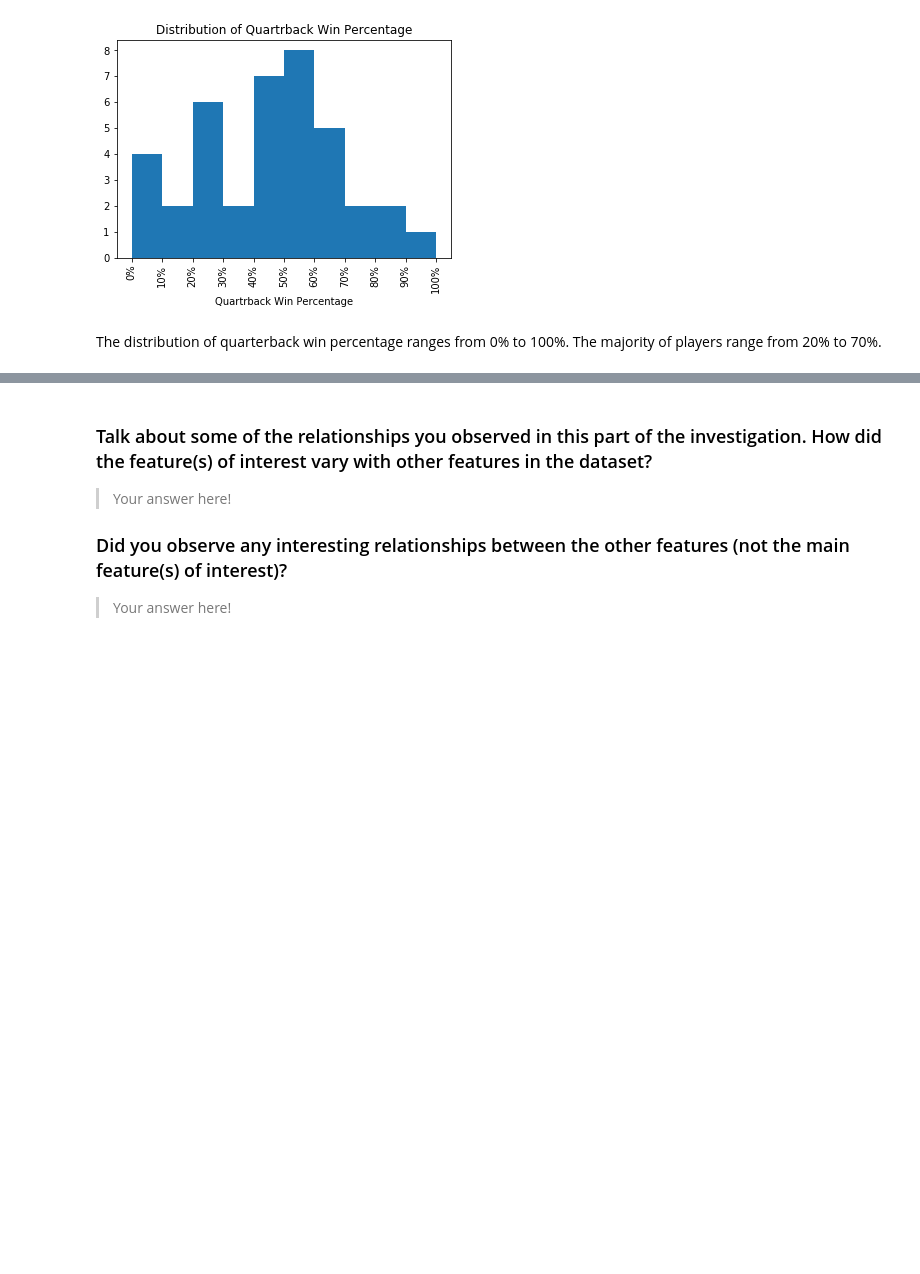
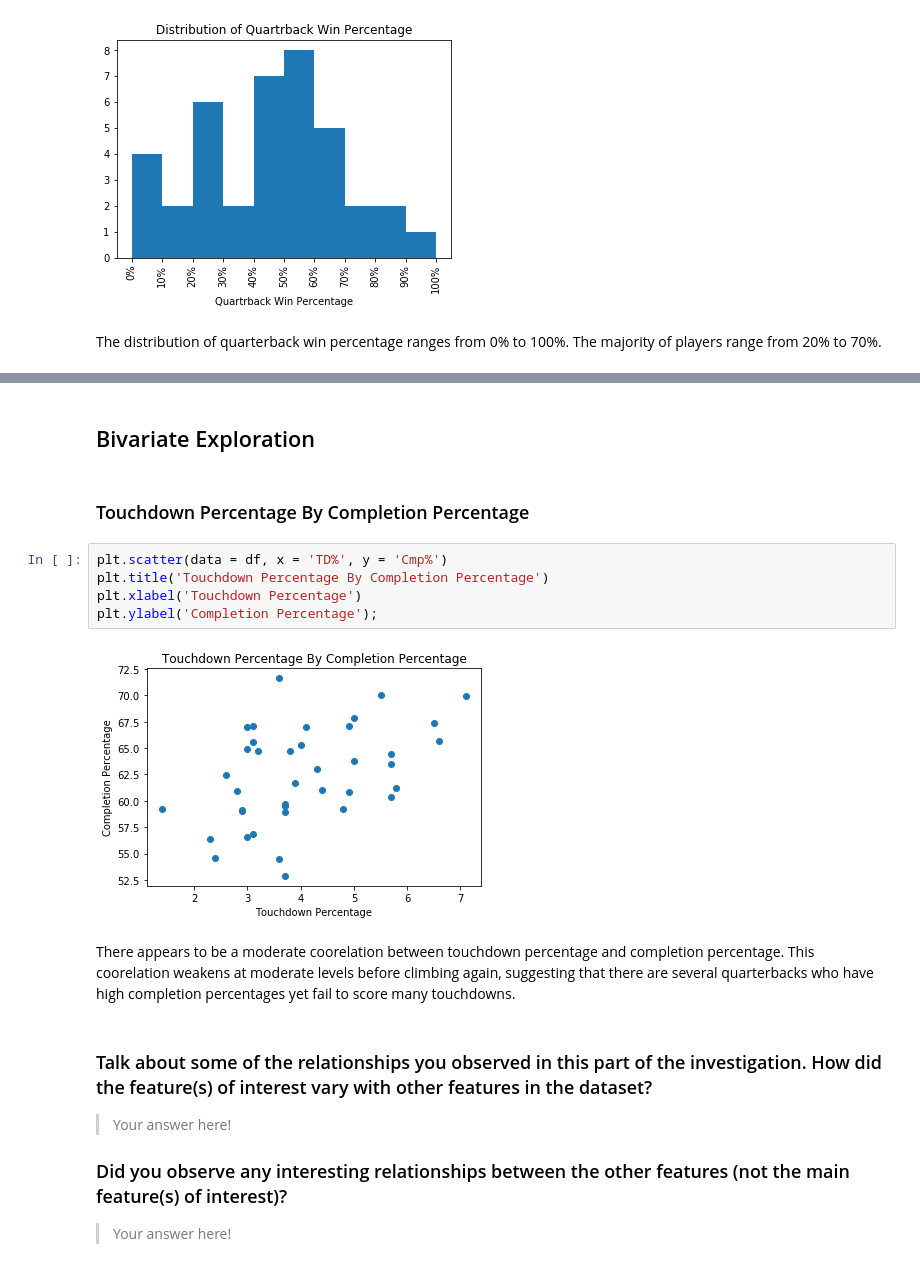
Before and after one commit to ChristopherSJames/Quarterback-Point-Analysis-2016, a Jupyter notebook: qb_point_analysis.ipynb, the cells around one changed output, grey strips where cells are left out. Saved outputs shown, nothing was run; the diff lists cells and outputs as text; blank space fills up the shorter version.

Commit message:
Univariate complete, bivariate 1

```diff
--- a/qb_point_analysis.ipynb
+++ b/qb_point_analysis.ipynb
@@ -306,3 +296,16 @@ fashion in the previous section (univariate exploration).
+# %% [markdown]
+## Bivariate Exploration
+# %% [markdown]
+### Touchdown Percentage By Completion Percentage
+# %%
+plt.scatter(data = df, x = 'TD%', y = 'Cmp%')
+plt.title('Touchdown Percentage By Completion Percentage')
+plt.xlabel('Touchdown Percentage')
+plt.ylabel('Completion Percentage');
+# %% [output]
+[figure, added]
+# %% [markdown]
+There appears to be a moderate coorelation between touchdown percentage and completion percentage. This coorelation weakens at moderate levels before climbing again, suggesting that there are several quarterbacks who have high completion percentages yet fail to score many touchdowns.
 # %% [markdown]
 ### Talk about some of the relationships you observed in this part of the investigation. How did the feature(s) of interest vary with other features in the dataset?
 
```
Also changed, not shown: parts of 6 cells of this notebook.
